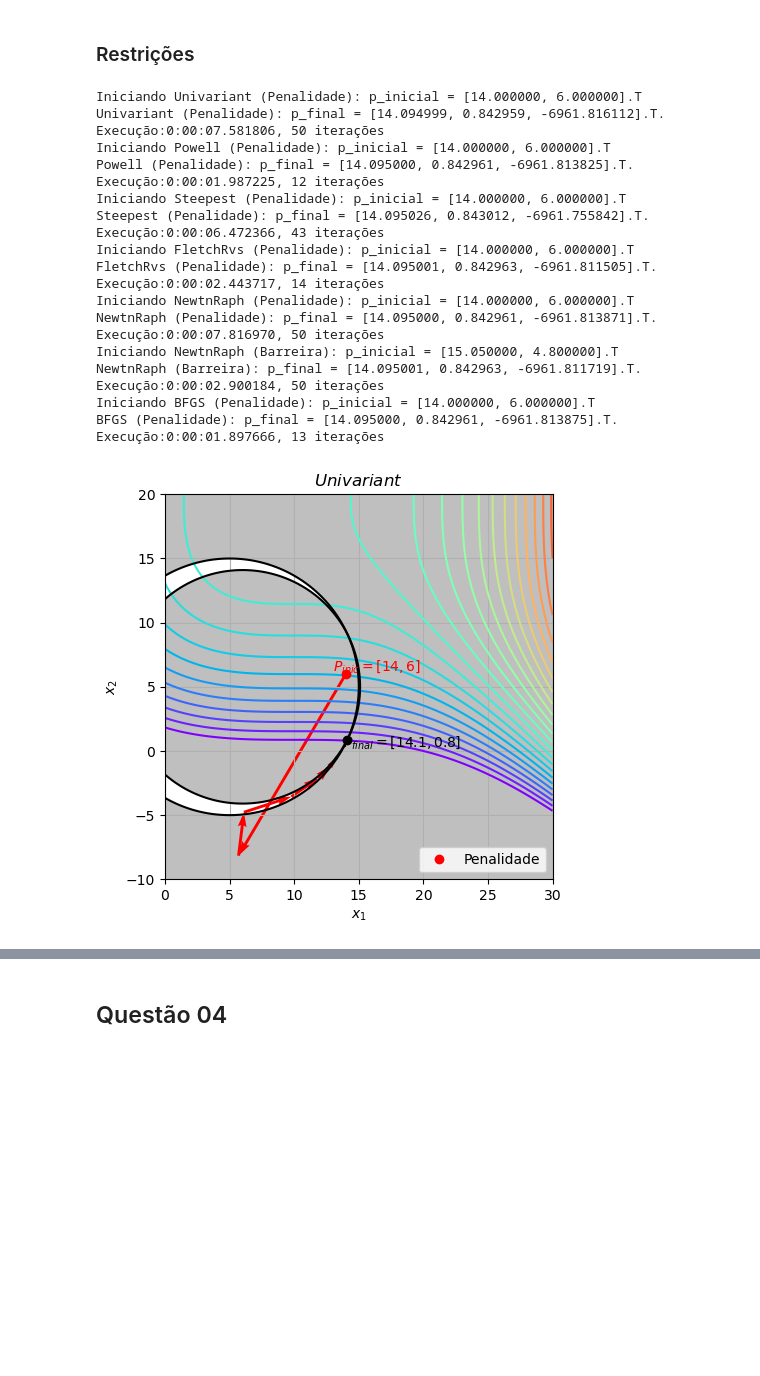
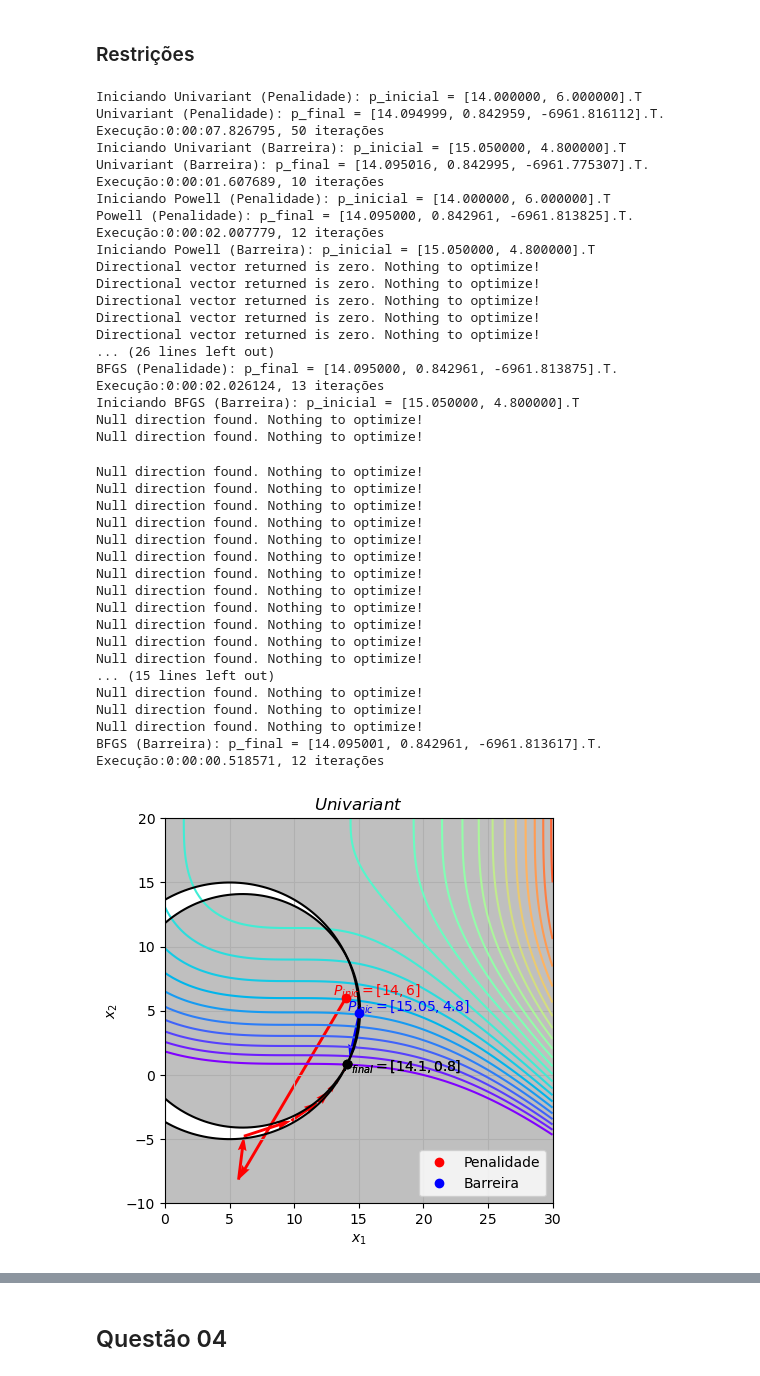
Before and after one commit to prj-phcp/MEC2403_Activities, a Jupyter notebook: Trabalho2/Trabalho2.ipynb, the cells around one changed output, grey strips where cells are left out. Cells and saved outputs as stored; diff of their text form; code cells hidden in the pictures; blank space fills up the shorter version.

```diff
--- a/Trabalho2/Trabalho2.ipynb
+++ b/Trabalho2/Trabalho2.ipynb
@@ -101,6 +101,7 @@ for name, optimizer in optimizrs:
     for case_name, p_inicial, constrs, color in cases:
         t_init = datetime.datetime.now()
         f_otim = constraints.ConstrainedSpecialFunction(f, cfuncs=constrs)
+        step.set_validation(f_otim.check_validity)
         p_final = constrained_optimizer(f_otim, p_inicial, optimizer, step)
         t_final = datetime.datetime.now()
         print(f'{name} ({case_name}): p_final = [{p_final[0]:.6f}, {p_final[1]:.6f}, {f(*p_final):.6f}].T. Execução:{t_final - t_init}, {constrained_optimizer.iter} iterações')
@@ -206,10 +229,10 @@ cases = [
      steps.GoldenSectionStep(da = 0.01, tol = 1e-8, check_direction=True, normalize=True, verbose=False)),
     ('Barreira'  , np.array([4,25]),
      [constraints.BarrierInequityConstraint(cf, r0=1e7, beta=0.1) for cf in cfs], 'b',
-     steps.GoldenSectionStep(da = 0.01, tol = 1e-8, check_direction=True, normalize=True, verbose=False, treshold=1e-6))
+     steps.GoldenSectionStep(da = 0.01, tol = 1e-8, check_direction=True, normalize=True, verbose=False))
 ]
 
-constrained_optimizer = constropt.ConstrainedOptimizer(tol=0.2, verbose=True, max_iter=50)
+constrained_optimizer = constropt.ConstrainedOptimizer(tol=1e-6, verbose=False, max_iter=50)
 # %%
 item = '2'
 
@@ -232,6 +255,7 @@ for name, optimizer in optimizrs:
         print(f'Iniciando {name} ({case_name}): p_inicial = [{p_inicial[0]:.6f}, {p_inicial[1]:.6f}].T')
         t_init = datetime.datetime.now()
         f_otim = constraints.ConstrainedSpecialFunction(f, cfuncs=constrs)
+        step.set_validation(f_otim.check_validity)
         p_final = constrained_optimizer(f_otim, p_inicial, optimizer, step)
         t_final = datetime.datetime.now()
         print(f'{name} ({case_name}): p_final = [{p_final[0]:.6f}, {p_final[1]:.6f}, {f(*p_final):.6f}].T. Execução:{t_final - t_init}, {constrained_optimizer.iter} iterações')
@@ -468,8 +509,8 @@ cases = [
      [constraints.PenaltyInequityConstraint(cf, r0=1.0, beta=10.0) for cf in cfs], 'r',
      steps.GoldenSectionStep(da = 0.01, tol = 1e-8, check_direction=True, normalize=True, verbose=False)),
     ('Barreira'  , np.array([15.05,4.8]),
-     [constraints.BarrierInequityConstraint(cf, r0=1e40, beta=0.1) for cf in cfs], 'b',
-     steps.GoldenSectionStep(da = 0.01, tol = 1e-8, check_direction=True, normalize=False, verbose=False))
+     [constraints.BarrierInequityConstraint(cf, r0=10, beta=0.1) for cf in cfs], 'b',
+     steps.GoldenSectionStep(da = 0.01, tol = 1e-8, check_direction=True, normalize=True, verbose=False))
 ]
 
 constrained_optimizer = constropt.ConstrainedOptimizer(tol=1e-6, verbose=False, max_iter=50)
@@ -488,44 +529,65 @@ for name, optimizer in optimizrs:
     fig, ax = plt.subplots(1,1, figsize=(5, 5))
     ax.contour(X, Y, Z, levels ,cmap='rainbow')
     for cZ in cZs:
         ax.contour(X, Y, cZ, [0],cmap='gray')
         ax.contourf(X, Y, cZ, [-100000, 0],cmap='gray', alpha=0.5)
     for case_name, p_inicial, constrs, color, step in cases:
-        if case_name == 'Barreira' and name not in ['NewtnRaph']: break
+        #if case_name == 'Barreira' and name not in ['NewtnRaph']: break
         print(f'Iniciando {name} ({case_name}): p_inicial = [{p_inicial[0]:.6f}, {p_inicial[1]:.6f}].T')
         t_init = datetime.datetime.now()
         f_otim = constraints.ConstrainedSpecialFunction(f, cfuncs=constrs)
+        step.set_validation(f_otim.check_validity)
         p_final = constrained_optimizer(f_otim, p_inicial, optimizer, step)
         t_final = datetime.datetime.now()
         print(f'{name} ({case_name}): p_final = [{p_final[0]:.6f}, {p_final[1]:.6f}, {f(*p_final):.6f}].T. Execução:{t_final - t_init}, {constrained_optimizer.iter} iterações')
         ax.plot(*p_inicial, f'{color}o',label=case_name)
         ax.text(p_inicial[0]-1.0, p_inicial[1]+0.25, f'$P_{{inic}} = [{p_inicial[0]}, {p_inicial[1]}]$', color=color)
         ax.plot(*p_final, 'ko')
         ax.text(p_final[0]-0.3, p_final[1]-0.5, f'$P_{{final}} = [{p_final[0]:.1f}, {p_final[1]:.1f}]$', color='k')
         cache = constrained_optimizer.cache_x
         for i in range(len(cache)-1):
             p_i = cache[i]
             p_f = cache[i+1]
             ax.quiver(p_i[0], p_i[1], p_f[0]-p_i[0], p_f[1]-p_i[1], color=color, angles='xy', scale_units='xy', scale=1)#, label='Passo completo')
     ax.grid()
     ax.legend(loc='lower right')
     ax.set_xlabel('$x_1$')
     ax.set_ylabel('$x_2$')
     ax.set_title(f'${name}$')
     fig.savefig(f'images/q{item}_{name}.pdf')
 # %% [output]
 Iniciando Univariant (Penalidade): p_inicial = [14.000000, 6.000000].T
-Univariant (Penalidade): p_final = [14.094999, 0.842959, -6961.816112].T. Execução:0:00:07.581806, 50 iterações
+Univariant (Penalidade): p_final = [14.094999, 0.842959, -6961.816112].T. Execução:0:00:07.826795, 50 iterações
+Iniciando Univariant (Barreira): p_inicial = [15.050000, 4.800000].T
+Univariant (Barreira): p_final = [14.095016, 0.842995, -6961.775307].T. Execução:0:00:01.607689, 10 iterações
 Iniciando Powell (Penalidade): p_inicial = [14.000000, 6.000000].T
-Powell (Penalidade): p_final = [14.095000, 0.842961, -6961.813825].T. Execução:0:00:01.987225, 12 iterações
-Iniciando Steepest (Penalidade): p_inicial = [14.000000, 6.000000].T
-Steepest (Penalidade): p_final = [14.095026, 0.843012, -6961.755842].T. Execução:0:00:06.472366, 43 iterações
-Iniciando FletchRvs (Penalidade): p_inicial = [14.000000, 6.000000].T
-FletchRvs (Penalidade): p_final = [14.095001, 0.842963, -6961.811505].T. Execução:0:00:02.443717, 14 iterações
-Iniciando NewtnRaph (Penalidade): p_inicial = [14.000000, 6.000000].T
-NewtnRaph (Penalidade): p_final = [14.095000, 0.842961, -6961.813871].T. Execução:0:00:07.816970, 50 iterações
-Iniciando NewtnRaph (Barreira): p_inicial = [15.050000, 4.800000].T
-NewtnRaph (Barreira): p_final = [14.095001, 0.842963, -6961.811719].T. Execução:0:00:02.900184, 50 iterações
-Iniciando BFGS (Penalidade): p_inicial = [14.000000, 6.000000].T
-BFGS (Penalidade): p_final = [14.095000, 0.842961, -6961.813875].T. Execução:0:00:01.897666, 13 iterações
+Powell (Penalidade): p_final = [14.095000, 0.842961, -6961.813825].T. Execução:0:00:02.007779, 12 iterações
+Iniciando Powell (Barreira): p_inicial = [15.050000, 4.800000].T
+Directional vector returned is zero. Nothing to optimize!
+Directional vector returned is zero. Nothing to optimize!
+Directional vector returned is zero. Nothing to optimize!
+Directional vector returned is zero. Nothing to optimize!
+Directional vector returned is zero. Nothing to optimize!
+... (26 lines left out)
+BFGS (Penalidade): p_final = [14.095000, 0.842961, -6961.813875].T. Execução:0:00:02.026124, 13 iterações
+Iniciando BFGS (Barreira): p_inicial = [15.050000, 4.800000].T
+Null direction found. Nothing to optimize!
+Null direction found. Nothing to optimize!
+Null direction found. Nothing to optimize!
+Null direction found. Nothing to optimize!
+Null direction found. Nothing to optimize!
+Null direction found. Nothing to optimize!
+Null direction found. Nothing to optimize!
+Null direction found. Nothing to optimize!
+Null direction found. Nothing to optimize!
+Null direction found. Nothing to optimize!
+Null direction found. Nothing to optimize!
+Null direction found. Nothing to optimize!
+Null direction found. Nothing to optimize!
+Null direction found. Nothing to optimize!
+... (15 lines left out)
+Null direction found. Nothing to optimize!
+Null direction found. Nothing to optimize!
+Null direction found. Nothing to optimize!
+BFGS (Barreira): p_final = [14.095001, 0.842961, -6961.813617].T. Execução:0:00:00.518571, 12 iterações
-[figure, old version]
+[figure, new version]
```
Also changed, not shown: parts of 5 cells of this notebook, 29 other files.
